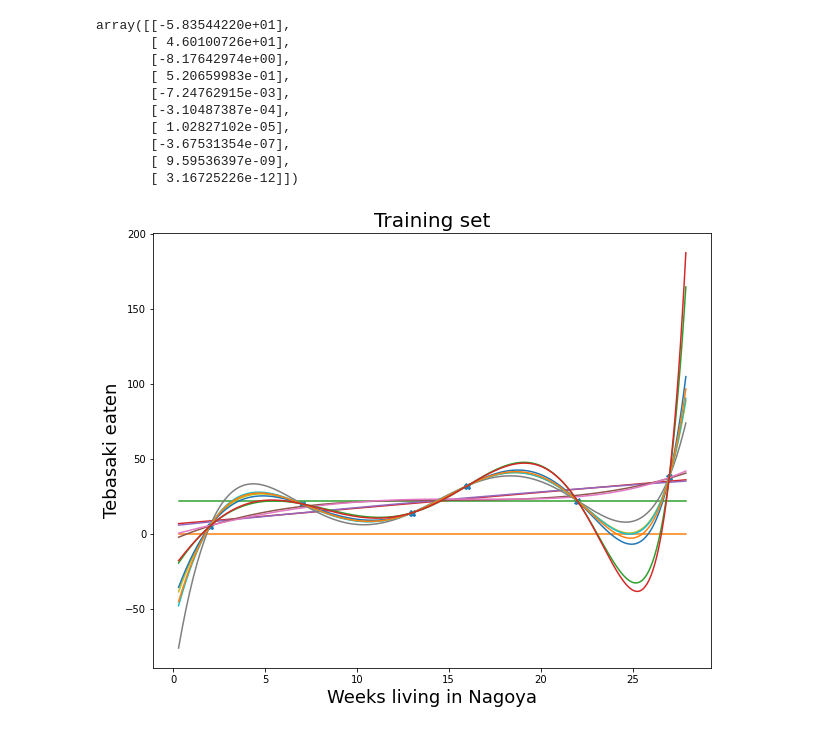
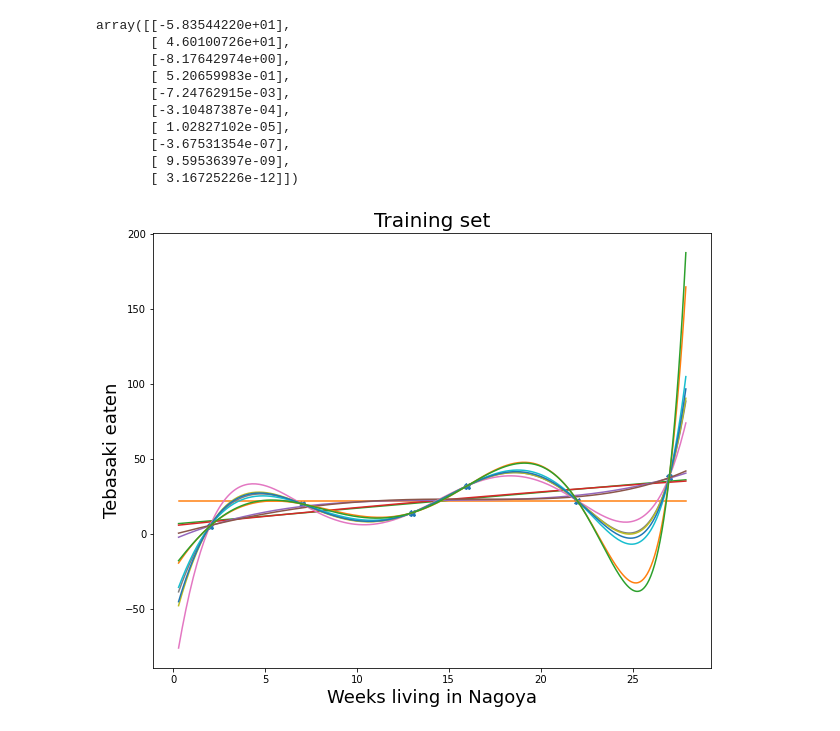
Before and after one commit to NUG30/homework-1-ayu-mushi, a Jupyter notebook: Assignment1.ipynb, the cells around one changed output. Cells and saved outputs as stored; diff of their text form; code cells hidden in the pictures.

```diff
--- a/Assignment1.ipynb
+++ b/Assignment1.ipynb
@@ -330,28 +330,28 @@ array([[-5.83544220e+01],
 # %%
 # Draw the Training set
 plt.figure(figsize=(10,8))
 plt.plot(Tx,Ty,'X')
 plt.title("Training set", fontsize =20)
 plt.xlabel("Weeks living in Nagoya", fontsize=18)
 plt.ylabel("Tebasaki eaten", fontsize=18)
 
 Tx_=np.array( list(map((lambda x: x*0.1), range(3,280))))
 
 def predict(theta, feature):
   d = len(theta)
   feature_d = np.zeros((len(feature), d))
   for i in range(len(feature)):
     for j in range(d):
       feature_d[i][j] = feature[i]**j
 
   predicted = matrix_multiply(feature_d, theta)
   return predicted
 
 # Best fit (by using your own function best_fit)
-for i in range(13):
+for i in range(1,13):
   plt.plot(Tx_,  predict(best_fit2(Tx, Ty, i), Tx_))
 #plt.plot(Tx, predict(theta, transpose(np.array([Tx]))))
 
 plt.show()
 # %% [output]
-[figure, old version]
+[figure, new version]
```
